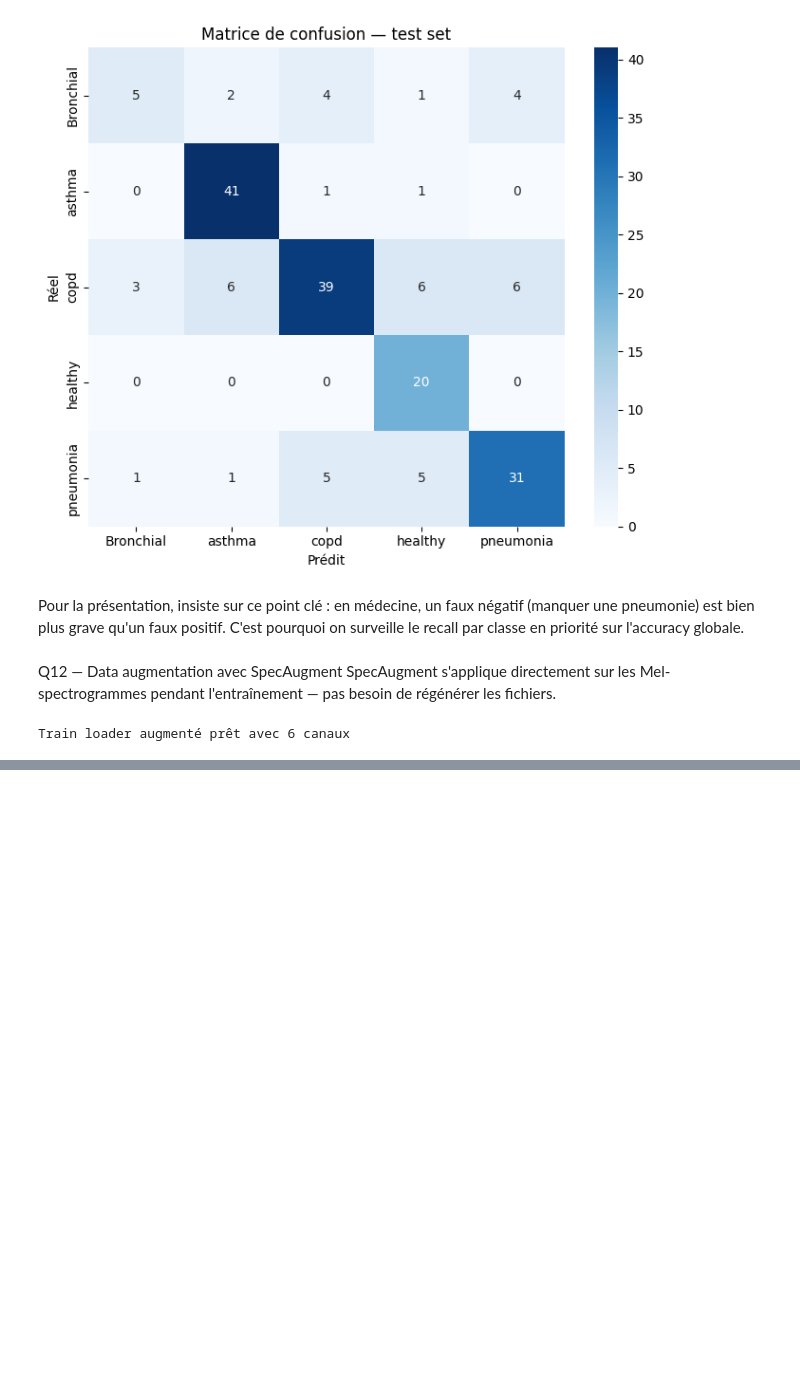
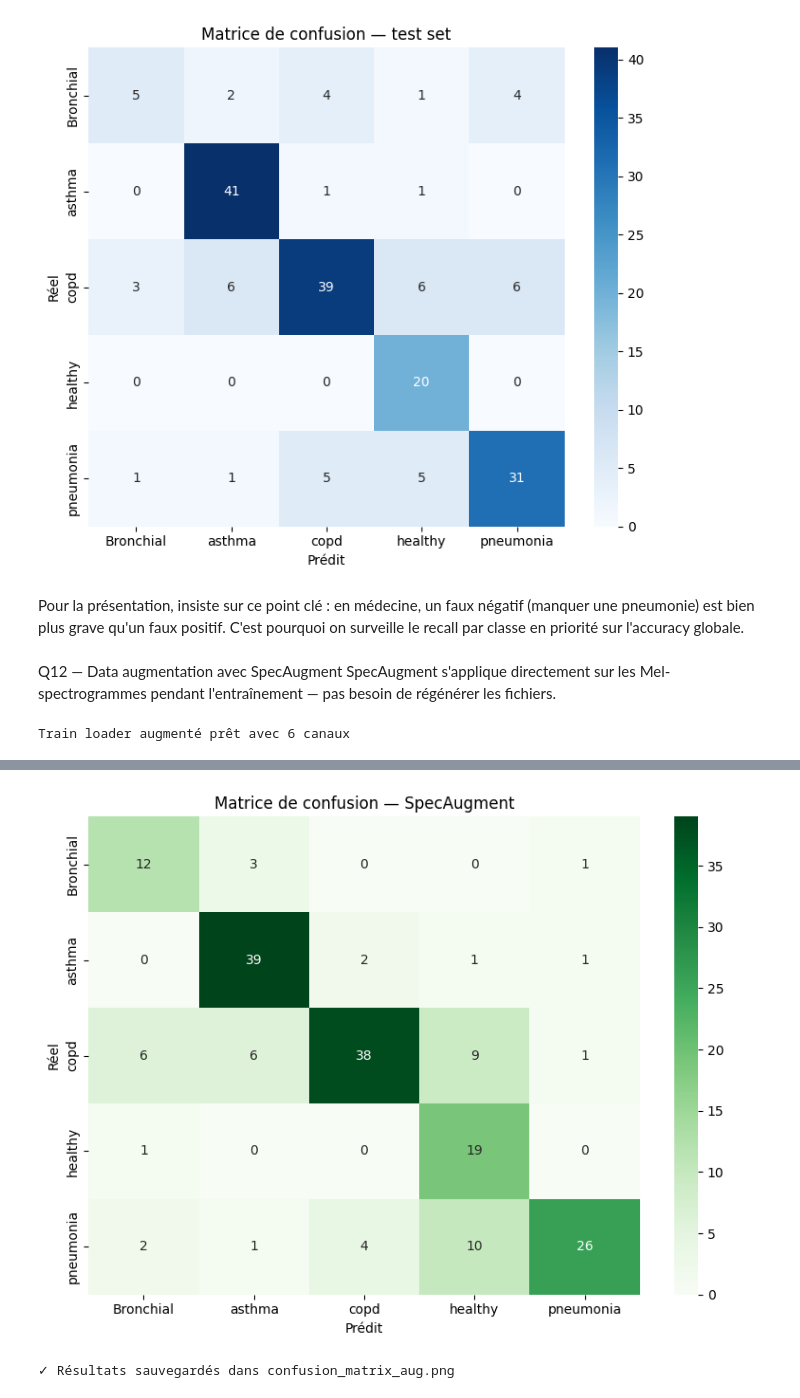
Before and after one commit to YRR0/Hackathon_Equipe32_Tessan, a Jupyter notebook: Phase3.ipynb, the cells around one changed output, grey strips where cells are left out. Drawn from its saved outputs; the diff is of its cells as text; code cells hidden in the pictures; blank space fills up the shorter version.

Commit message:
Added specAug

```diff
--- a/Phase3.ipynb
+++ b/Phase3.ipynb
@@ -375,0 +421,76 @@ Train loader augmenté prêt avec 6 canaux
+# %%
+# Évaluation du modèle augmenté sur le test set
+from sklearn.metrics import (
+    classification_report,
+    confusion_matrix,
+    roc_auc_score,
+    f1_score,
+)
+import matplotlib.pyplot as plt
+import seaborn as sns
+
+# Charger le meilleur modèle augmenté
+model_aug = RespiratoryCNN(
+    num_classes=len(le.classes_), in_channels=full_dataset.num_channels
+)
+model_aug.load_state_dict(torch.load("cnn_respiratory_aug_best.pth"))
+
+# Évaluation sur test set
+model_aug.eval()
+all_preds_aug, all_probs_aug, all_true_aug = [], [], []
+
+with torch.no_grad():
+    for X_batch, y_batch in test_loader:
+        out = model_aug(X_batch)
+        probs = torch.softmax(out, dim=1)
+        all_preds_aug.extend(out.argmax(1).numpy())
+        all_probs_aug.extend(probs.numpy())
+        all_true_aug.extend(y_batch.numpy())
+
+all_preds_aug = np.array(all_preds_aug)
+all_probs_aug = np.array(all_probs_aug)
+all_true_aug = np.array(all_true_aug)
+
+# Calcul des métriques
+print("=" * 70)
+print("RÉSULTATS MODÈLE AFTER SpecAugment")
+print("=" * 70)
+
+print("\nClassification Report:")
+print(
+    classification_report(
+        all_true_aug, all_preds_aug, target_names=le.classes_
+    )
+)
+
+f1_macro_aug = f1_score(all_true_aug, all_preds_aug, average="macro")
+print(f"\n✓ Macro F1-score (SpecAugment) : {f1_macro_aug:.4f}")
+print(f"✓ F1-score précédent (baseline) : {f1_macro:.4f}")
+print(f"✓ Amélioration                   : +{f1_macro_aug - f1_macro:.4f}")
+
+auc_aug = roc_auc_score(
+    all_true_aug, all_probs_aug, multi_class="ovr", average="macro"
+)
+print(f"\n✓ Macro AUC-ROC (SpecAugment)  : {auc_aug:.4f}")
+print(f"✓ AUC-ROC précédent (baseline) : {auc:.4f}")
+print(f"✓ Amélioration                 : +{auc_aug - auc:.4f}")
+
+# Matrice de confusion
+cm_aug = confusion_matrix(all_true_aug, all_preds_aug)
+plt.figure(figsize=(8, 6))
+sns.heatmap(
+    cm_aug,
+    annot=True,
+    fmt="d",
+    cmap="Greens",
+    xticklabels=le.classes_,
+    yticklabels=le.classes_,
+)
+plt.title("Matrice de confusion — SpecAugment")
+plt.ylabel("Réel")
+plt.xlabel("Prédit")
+plt.tight_layout()
+plt.show()
+
+print("\n✓ Résultats sauvegardés dans confusion_matrix_aug.png")
+# %% [output]
@@ -375,0 +514,2 @@ Train loader augmenté prêt avec 6 canaux
+[figure, added]
+✓ Résultats sauvegardés dans confusion_matrix_aug.png
```
Also changed, not shown: parts of 2 cells of this notebook, 1 other file.
